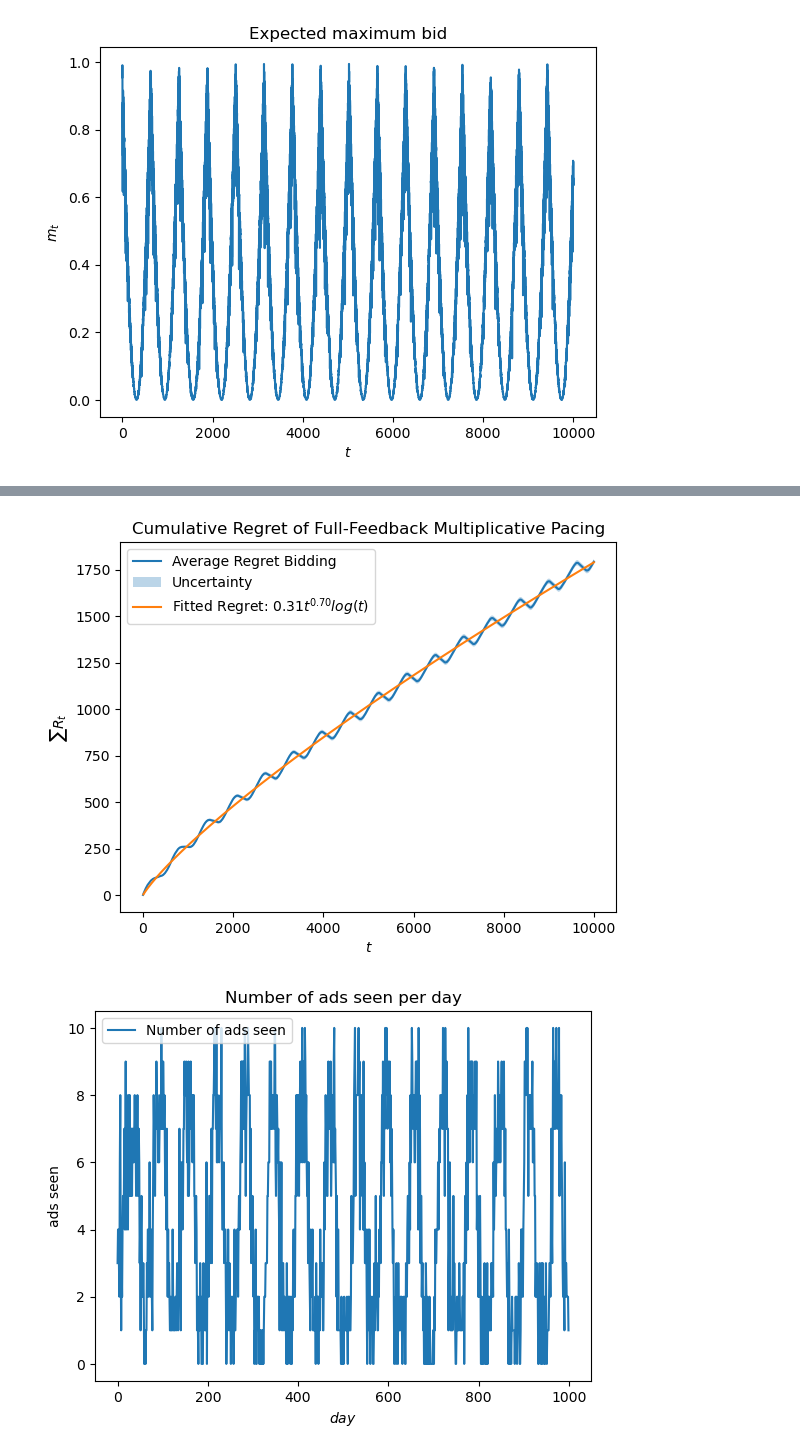
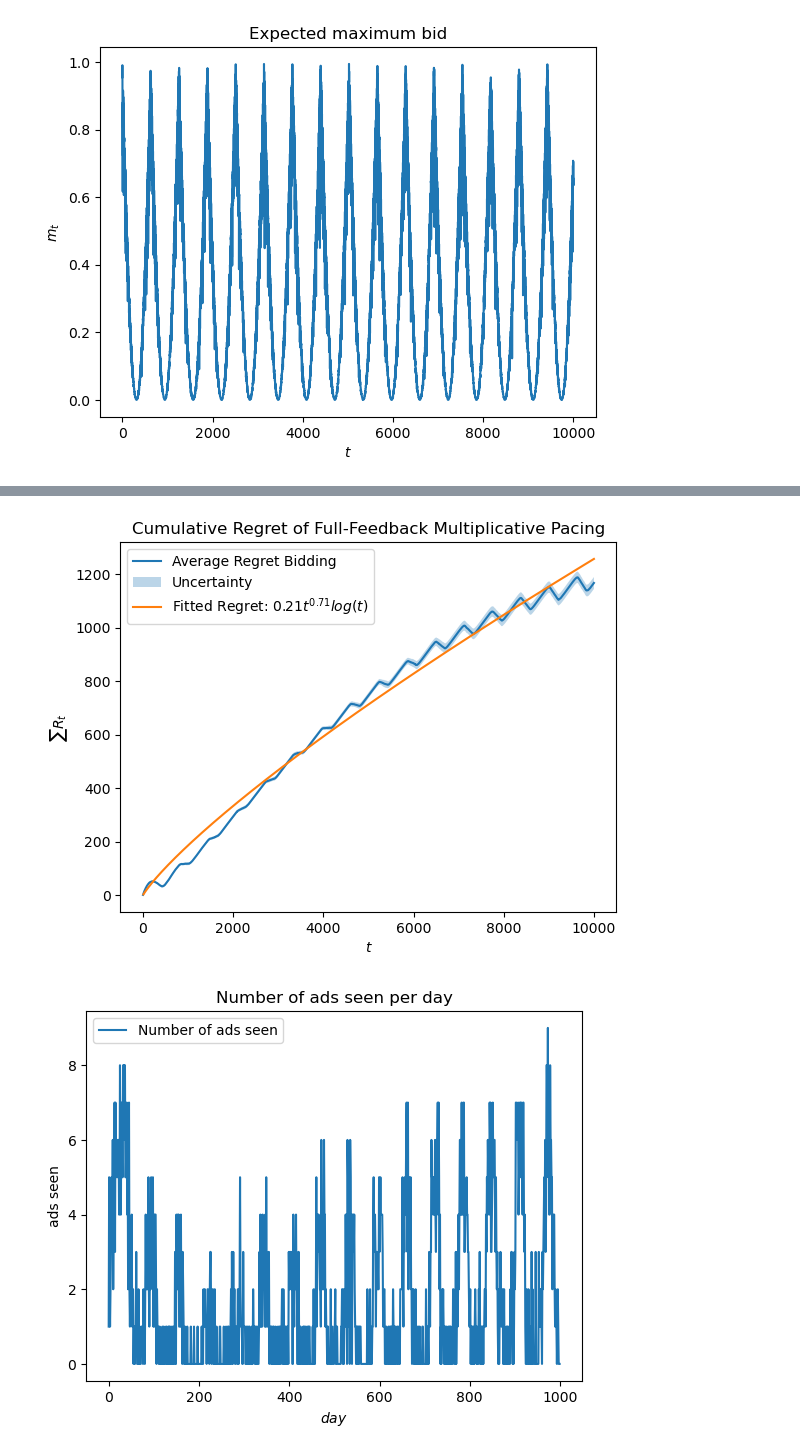
Before and after one commit to giulio8/OLA_project, a Jupyter notebook: Adversarial Environment.ipynb, the cells around one changed output, grey strips where cells are left out. Drawn from its saved outputs; the diff is of its cells as text; code cells hidden in the pictures.

Commit message:
multiple slot baseline fixed

```diff
--- a/Adversarial Environment.ipynb
+++ b/Adversarial Environment.ipynb
@@ -80,7 +80,8 @@ plt.plot(t_interval, expected_clairvoyant_rewards, label='Expected Clairvoyant R
 [<matplotlib.lines.Line2D at 0x...>]
 [figure]
 # %%
-n_trials = 1#ITERATIONS
+
+n_trials = 10#ITERATIONS
 
 regret_per_trial = []
 
@@ -106,6 +107,11 @@ regret_per_trial = np.array(regret_per_trial)
 
 average_regret = regret_per_trial.mean(axis=0)
 regret_sd = regret_per_trial.std(axis=0)
+plt.plot(regret_sd)
+plt.title('Standard deviation of the regret')
+plt.xlabel('t')
+plt.ylabel('Standard deviation')
+plt.show()
 
 plt.plot(np.arange(T), average_regret, label='Average Regret')
 plt.title('cumulative regret of UCB1')
@@ -113,8 +119,8 @@ plt.fill_between(np.arange(T),
                 average_regret-regret_sd/np.sqrt(n_trials),
                 average_regret+regret_sd/np.sqrt(n_trials),
                 alpha=0.3,
-                label='Uncertainty')
-#plt.plot((0,T-1), (average_regret[0], average_regret[-1]), 'ro', linestyle="--")
+                label='Uncertainty', color='orange')
+
 plt.xlabel('$t$')
 plt.legend()
 plt.show()
@@ -377,7 +376,7 @@ for i in range(ITERATIONS):
         cumulative_payments = np.cumsum(my_payments)
 
 
-    all_regrets.append(np.cumsum(expected_clairvoyant_utilities-utilities))
+    all_regrets.append(np.cumsum(expected_clairvoyant_utilities_multiple_slots-utilities))
     all_payments.append(cumulative_payments)
 
 avg_regret = np.array(all_regrets).mean(axis=0)
@@ -468,8 +467,6 @@ plt.show()
 sorted from largest to smallest;  True
 [figure]
 # %%
-# single slot
-win_probabilities = np.array([sum(b > m_t)/total_auctions for b in PRICES])
 # multiple slots
 def get_slot_won(bid, sorted_bids, n_slots):
     """Returns the slot won by the bid at a specific time-step"""
@@ -489,26 +486,20 @@ def get_bid_win_probabilities(bid, sorted_bids, lambdas):
 
 win_probabilities_multiple_slots = np.array([get_bid_win_probabilities(b, other_bids_sorted, LAMBDAS) for b in PRICES])
 
-# single slot
-c = -(my_valuation-PRICES)*win_probabilities
-A_ub = [PRICES*win_probabilities]
-b_ub = [rho]
+# multiple slots
+c = np.zeros(len(PRICES))
+for i, b in enumerate(PRICES):
+    c[i] = -np.sum((my_valuation*LAMBDAS - b)*win_probabilities_multiple_slots[i, :])
+
+A_ub = [PRICES*np.sum(win_probabilities_multiple_slots, axis=1)]
 A_eq = [np.ones(len(PRICES))]
 b_eq = [1]
-res = optimize.linprog(c, A_ub=A_ub, b_ub=b_ub, A_eq=A_eq, b_eq=b_eq, bounds=(0,1))
-gamma = res.x
-expected_clairvoyant_utilities = [-res.fun for a in range(total_auctions)]
-
-expected_clairvoyant_bids = [sum(PRICES*gamma*win_probabilities) for a in range(total_auctions)]
-# multiple slots
-c = [-np.sum(my_valuation*LAMBDAS - b) for b in PRICES]
-A_ub = [PRICES*np.sum(win_probabilities_multiple_slots, axis=1)]
 res = optimize.linprog(c, A_ub=A_ub, b_ub=[rho], A_eq=A_eq, b_eq=b_eq, bounds=(0,1))
 gamma = res.x
 expected_clairvoyant_utilities_multiple_slots = [-res.fun for a in range(total_auctions)]
 expected_clairvoyant_bids_multiple_slots = [sum(PRICES*gamma*np.sum(win_probabilities_multiple_slots, axis=1)) for a in range(total_auctions)]
 # %%
-n_trials = ITERATIONS
+n_trials = 10#ITERATIONS
 
 regret_per_trial_pricing = []
 
@@ -590,7 +581,7 @@ for seed in range(n_trials):
 
         pricing_agent_rewards = np.append(pricing_agent_rewards, r_d)
 
-    regret_per_trial_bidding.append(np.cumsum(expected_clairvoyant_utilities-bidding_utilities))
+    regret_per_trial_bidding.append(np.cumsum(expected_clairvoyant_utilities_multiple_slots-bidding_utilities))
     all_payments.append(cumulative_payments)
 
     avg_regret_bidding = np.array(regret_per_trial_bidding).mean(axis=0)
@@ -670,2 +661,2 @@ plt.show();
-[figure, old version]
+[figure, new version]
-[figure, old version]
+[figure, new version]
```
Also changed, not shown: parts of 7 cells of this notebook, 1 other file.
